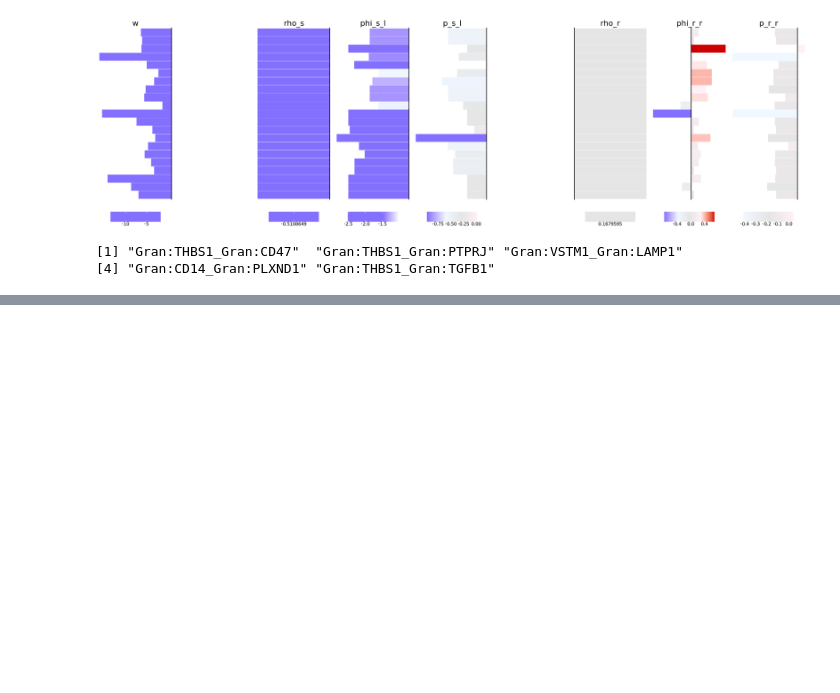
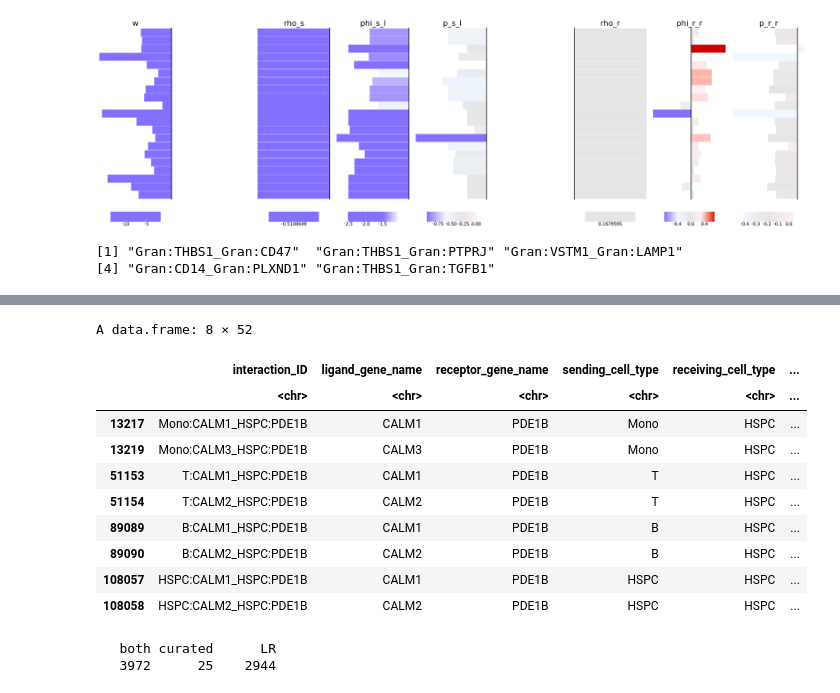
Before and after one commit to SoloveyMaria/community, a Jupyter notebook: docs/showcase_notebooks/Lasry/visualization.ipynb, the cells around one changed output, grey strips where cells are left out. Drawn from its saved outputs; the diff is of its cells as text; code cells hidden in the pictures; blank space fills up the shorter version.

```diff
--- a/docs/showcase_notebooks/Lasry/visualization.ipynb
+++ b/docs/showcase_notebooks/Lasry/visualization.ipynb
@@ -1011,0 +1072,14 @@ gran_gran$interaction_ID
+# %%
+mono_PDE1B_positive
+# %% [output]
+A data.frame: 8 × 52
+|  | interaction_ID | ligand_gene_name | receptor_gene_name | sending_cell_type | receiving_cell_type | ... |
+|  | <chr> | <chr> | <chr> | <chr> | <chr> | ... |
+| 13217 | Mono:CALM1_HSPC:PDE1B | CALM1 | PDE1B | Mono | HSPC | ... |
+| 13219 | Mono:CALM3_HSPC:PDE1B | CALM3 | PDE1B | Mono | HSPC | ... |
+| 51153 | T:CALM1_HSPC:PDE1B | CALM1 | PDE1B | T | HSPC | ... |
+| 51154 | T:CALM2_HSPC:PDE1B | CALM2 | PDE1B | T | HSPC | ... |
+| 89089 | B:CALM1_HSPC:PDE1B | CALM1 | PDE1B | B | HSPC | ... |
+| 89090 | B:CALM2_HSPC:PDE1B | CALM2 | PDE1B | B | HSPC | ... |
+| 108057 | HSPC:CALM1_HSPC:PDE1B | CALM1 | PDE1B | HSPC | HSPC | ... |
+| 108058 | HSPC:CALM2_HSPC:PDE1B | CALM2 | PDE1B | HSPC | HSPC | ... |
@@ -1011,0 +1088,5 @@ gran_gran$interaction_ID
+# %%
+table(LR_database$annotation_strategy)
+# %% [output]
+   both curated      LR
+   3972      25    2944
```
Also changed, not shown: parts of 10 cells of this notebook, 5 other files.
